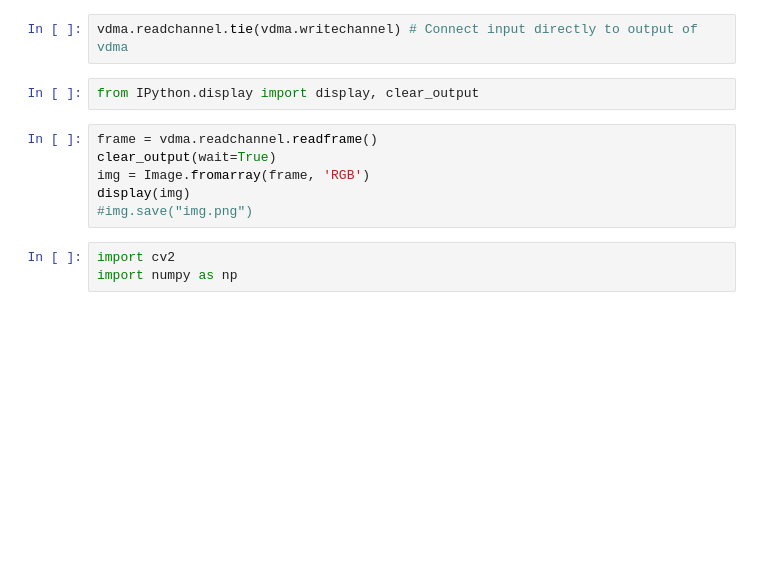
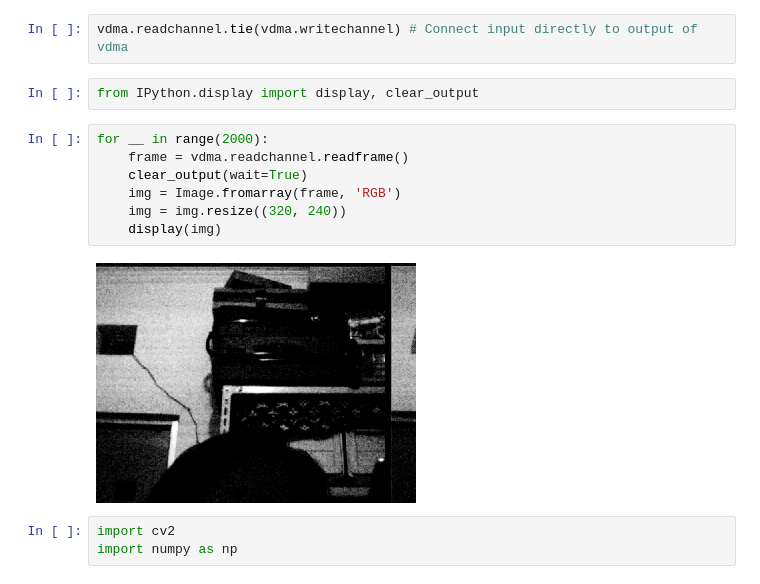
Before and after one commit to itsowntail/Antminer-S9-PYNQ, a Jupyter notebook: Antminer OV7670 Demo.ipynb, the cells around one changed output. Cells and saved outputs as stored; diff of their text form; blank space fills up the shorter version.

```diff
--- a/Antminer OV7670 Demo.ipynb
+++ b/Antminer OV7670 Demo.ipynb
@@ -191,11 +210,14 @@ vdma.readchannel.tie(vdma.writechannel) # Connect input directly to output of vd
 # %%
 from IPython.display import display, clear_output
 # %%
-frame = vdma.readchannel.readframe()
-clear_output(wait=True)
-img = Image.fromarray(frame, 'RGB')
-display(img)
-#img.save("img.png")
+for __ in range(2000):
+    frame = vdma.readchannel.readframe()
+    clear_output(wait=True)
+    img = Image.fromarray(frame, 'RGB')
+    img = img.resize((320, 240))
+    display(img)
+# %% [output]
+[figure, added]
 # %%
 import cv2
 import numpy as np
```
Also changed, not shown: parts of 5 cells of this notebook, 4 other files.
